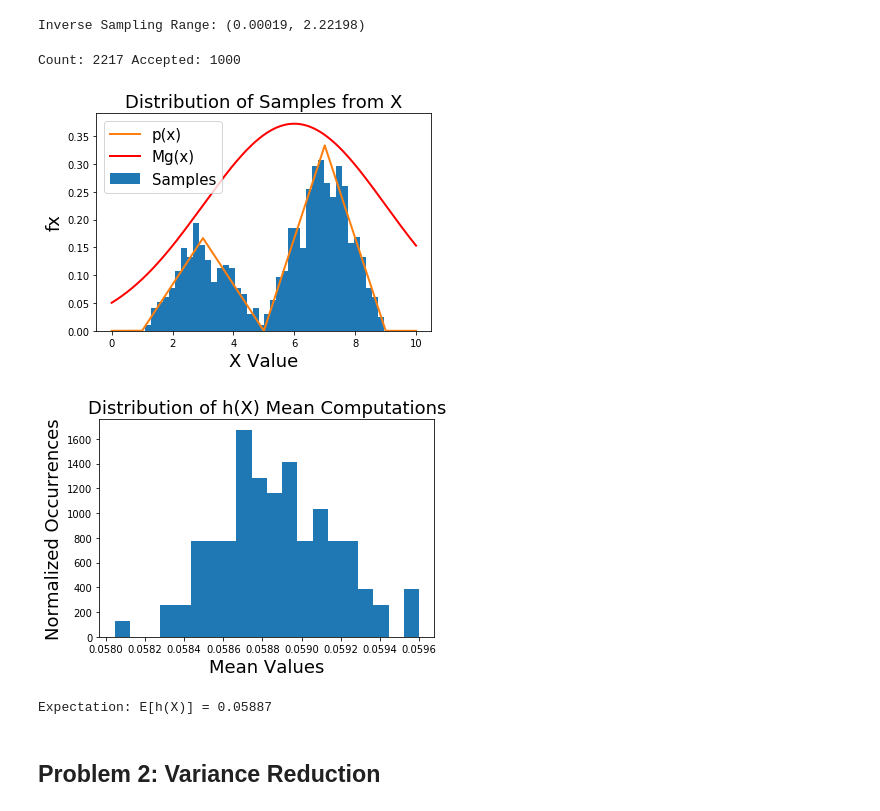
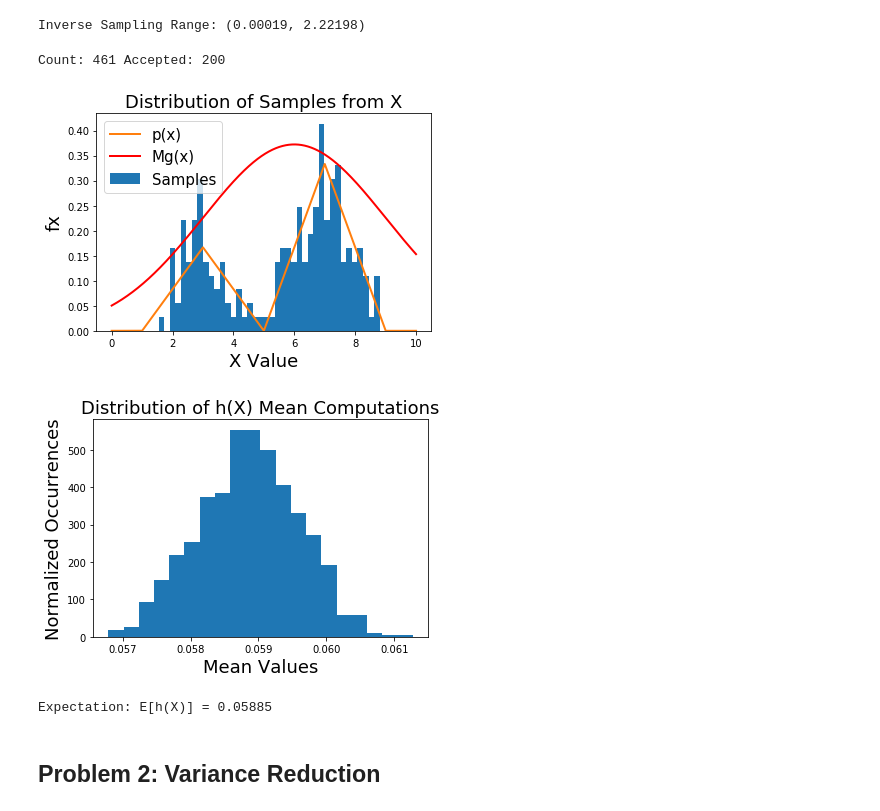
Before and after one commit to rshally/AM207, a Jupyter notebook: Spencer/Pset 2/Hallyburton_Pset_2.ipynb, the cells around one changed output. Cells and saved outputs as stored; diff of their text form; code cells hidden in the pictures.

```diff
--- a/Spencer/Pset 2/Hallyburton_Pset_2.ipynb
+++ b/Spencer/Pset 2/Hallyburton_Pset_2.ipynb
@@ -18,12 +20,12 @@ plt.rc('axes', titlesize=font_val)
 plt.rc('axes', labelsize=font_val)    # fontsize of the x and y labels
 plt.rc('legend', fontsize=(font_val-3))    # legend fontsize
 plt.rc('font', family='Sans Serif')
+# %%
+Nsamp = 200
+Ntrials = 1000
 # %% [markdown]
 ## Problem 1: Monte Carlo Integration
 # %%
-Nsamp = 1000
-Ntrials = 100
-
 # Describe the distribution on X:
 dx = 1 * (10**-DEC)
 print(dx)
@@ -192,7 +195,9 @@ Expectation: E[h(X)] = 0.05880
 def gaussian(x, mu, sig):
     return 1./(np.sqrt(2.*PI)*sig)*np.exp(-np.power((x - mu)/sig, 2.)/2)
 
-Mg = lambda x: 2.8*gaussian(x, 6, 3)
+mu_1 = 6
+sigma_1 = 3
+Mg = lambda x: 2.8*gaussian(x, mu_1, sigma_1)
 invCDFg = lambda x: dx*np.sum(Mg(np.arange(1-dx, x, dx))) # generates our proposal using inverse sampling
 CDFvals = np.round( list(map(lambda val: invCDFg(val), x)), decimals= DEC)
 # %%
@@ -226,18 +231,19 @@ Inverse Sampling Range: (0.00019, 2.22198)
 # %%
 ##################################################################
 # Define a function for rejection sampling on steroids
-def Perform_Rejection_Steroids(Nsamp, x, x_out, umin, umax, Mg, CDFvals):
+def Perform_Rejection_Steroids(Nsamp, x, x_out, Mg, lower, upper, mu, sigma):
     accepted = 0
     samples = np.zeros(Nsamp)
     count = 0
 
+    # Sample from normal:
+    X = truncnorm( (lower - mu) / sigma, (upper - mu) / sigma, loc=mu, scale=sigma  )
+    Xvals = np.round( X.rvs(4*Nsamp), decimals = DEC)
+
     # Generation Loop
     while (accepted < Nsamp):
-        # Sample from M*g using inverse sampling
-        u = np.round( np.random.uniform(umin, umax), decimals=DEC)
-
-        # Map the u value back to X on the CDF:
-        xproposal = x[np.argmax(CDFvals==u)]
+        # Get a proposal X value from truncated normal
+        xproposal = Xvals[count]
 
         # Pick a uniform number on [0, 1)
         y = np.random.uniform(0,1)
@@ -253,40 +259,42 @@ def Perform_Rejection_Steroids(Nsamp, x, x_out, umin, umax, Mg, CDFvals):
 ##################################################################
 # %%
 # Evaluate the rejection sampling on steroids
-samples3, count3, accepted3 = Perform_Rejection_Steroids(Nsamp, x, x_out, umin, umax, Mg, CDFvals)
+# Nsamp = 1000
+# Ntrials = 300
+samples3, count3, accepted3 = Perform_Rejection_Steroids(Nsamp, x, x_out, Mg, xmin, xmax, mu_1, sigma_1)
+
 print("Count:",count3, "Accepted:", accepted3)
 
 # Plot the histogram:
 plt.hist(samples3, bins=40, normed=True, label=u'Samples')
 plt.plot(x, x_out, linewidth=2, label=u'p(x)')
 plt.plot(x, Mg(x), 'r', linewidth=2, label=u'Mg(x)')
 plt.title('Distribution of Samples from X')
 plt.xlabel('X Value')
 plt.ylabel('fx')
 plt.legend()
 plt.show()
 
-
 # Evaluation the Rejection Sampling many times
 h_out_3 = np.zeros(Ntrials)
 for m in range(Ntrials):
-    samples3_all, _, _ = Perform_Rejection_Steroids(Nsamp, x, x_out, umin, umax, Mg, CDFvals)
+    samples3_all, _, _ = Perform_Rejection_Steroids(Nsamp, x, x_out, Mg, xmin, xmax, mu_1, sigma_1)
     h_out_3[m] = np.mean(h(samples3_all))
 
 # Plot the histogram of mean values:
 plt.hist(h_out_3, bins=20, normed=True)
 plt.title('Distribution of h(X) Mean Computations')
 plt.ylabel('Normalized Occurrences')
 plt.xlabel('Mean Values')
 plt.show()
 
 # Compute expectation:
 print('Expectation: E[h(X)] = %.5f' % np.mean(h_out_3))
 # %% [output]
-Count: 2217 Accepted: 1000
+Count: 461 Accepted: 200
-[figure, old version]
+[figure, new version]
-[figure, old version]
+[figure, new version]
-Expectation: E[h(X)] = 0.05887
+Expectation: E[h(X)] = 0.05885
 # %% [markdown]
 ## Problem 2: Variance Reduction
 # %% [markdown]
```
Also changed, not shown: parts of 14 cells of this notebook.
